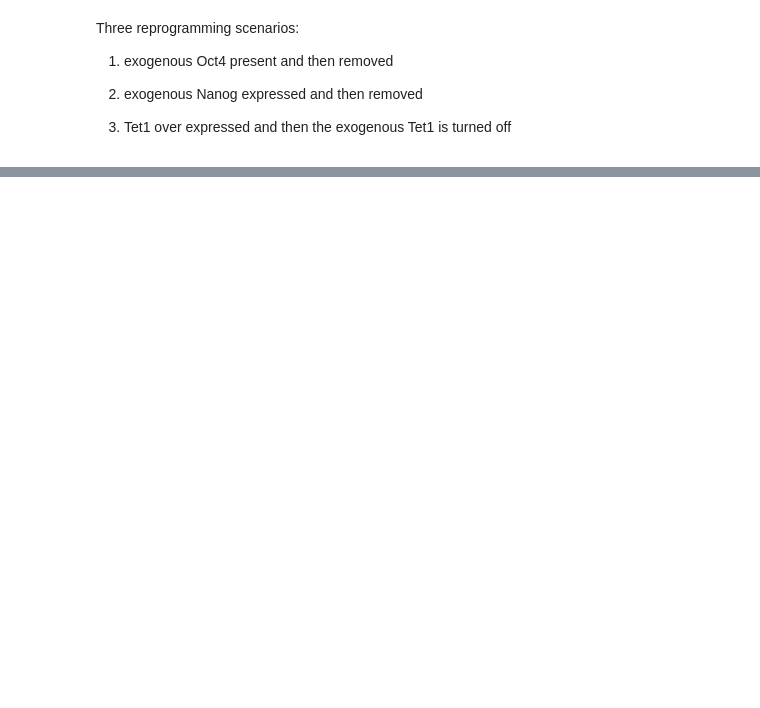
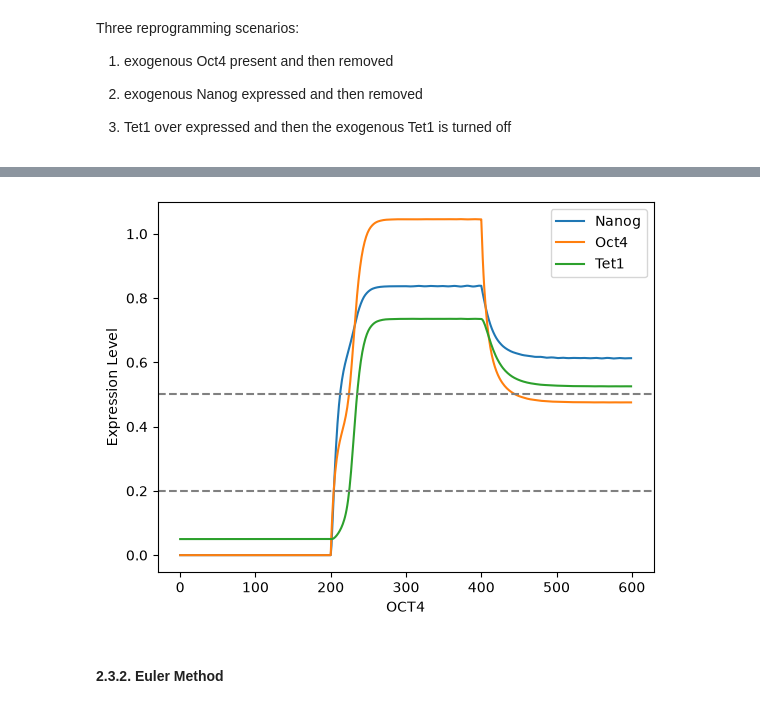
Before and after one commit to Xraaaay/lu_bern01, a Jupyter notebook: Project03/cell_reprogramming.ipynb, the cells around one changed output, grey strips where cells are left out. Drawn from its saved outputs; the diff is of its cells as text; code cells hidden in the pictures; blank space fills up the shorter version.

Commit message:
feat: simulate using Euler method

```diff
--- a/Project03/cell_reprogramming.ipynb
+++ b/Project03/cell_reprogramming.ipynb
@@ -150,17 +150,15 @@ def is_pluripotent(Y):
             return False
     return True
 # %%
-def f(t, Y, p: ModelParams, check_pluripotent=False):
+def f(t, Y, p: ModelParams):
     y_N, y_O, y_T = Y
 
     hill_O = hill(y_O, p.K_O, 1)
     hill_NT = hill(NT(y_N, y_T, p.K_d), p.K_NT, p.n)
 
-    LIF = 0 if check_pluripotent and not is_pluripotent(Y) else p.LIF
+    dyNdt = p.N_over + p.LIF + p.p_N * hill_O           - y_N
+    dyOdt = p.O_over + p.LIF + p.p_O * hill_O * hill_NT - y_O
+    dyTdt = p.T_over         + p.p_T * hill_O * hill_NT - y_T
 
-    dyNdt = p.N_over + LIF + p.p_N * hill_O           - y_N
-    dyOdt = p.O_over + LIF + p.p_O * hill_O * hill_NT - y_O
-    dyTdt = p.T_over       + p.p_T * hill_O * hill_NT - y_T
-
-    return [dyNdt, dyOdt, dyTdt]
+    return np.asarray([dyNdt, dyOdt, dyTdt])
 # %% [markdown]
@@ -176,5 +176,5 @@ Three reprogramming scenarios:
 # %%
-def simulate(params):
+def simulate_RK45(params):
     Y = {
         "Nanog": [],
         "Oct4": [],
@@ -187,15 +187,13 @@ def simulate(params):
         else:
             y0 = [y[-1] for y in Y.values()]
 
-        check_pluripopent = True if p==params_1 else False
-
         sol = solve_ivp(
             fun=f,
             t_span=(0, 20),
             y0=y0,
             method="RK45",
             t_eval=np.linspace(0, 20, 100),
-            args=(p, check_pluripopent)
+            args=(p, )
         )
 
         for j, (key, val) in enumerate(Y.items()):
@@ -258,0 +247,7 @@ plt.show()
+# %%
+Y = simulate_RK45([params_0, params_O, params_0])
+plot_expression_level(Y, "OCT4")
+# %% [output]
+[figure, added]
+# %% [markdown]
+#### 2.3.2. Euler Method
```
Also changed, not shown: parts of 14 cells of this notebook.
